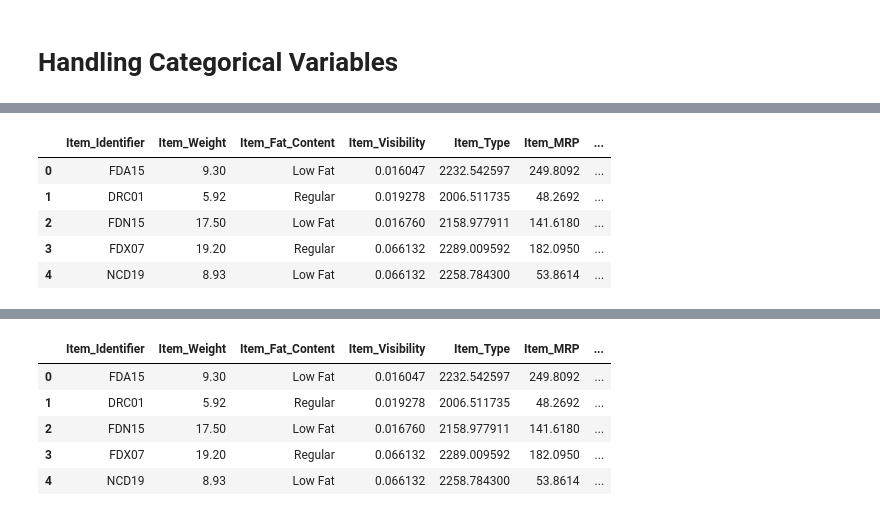
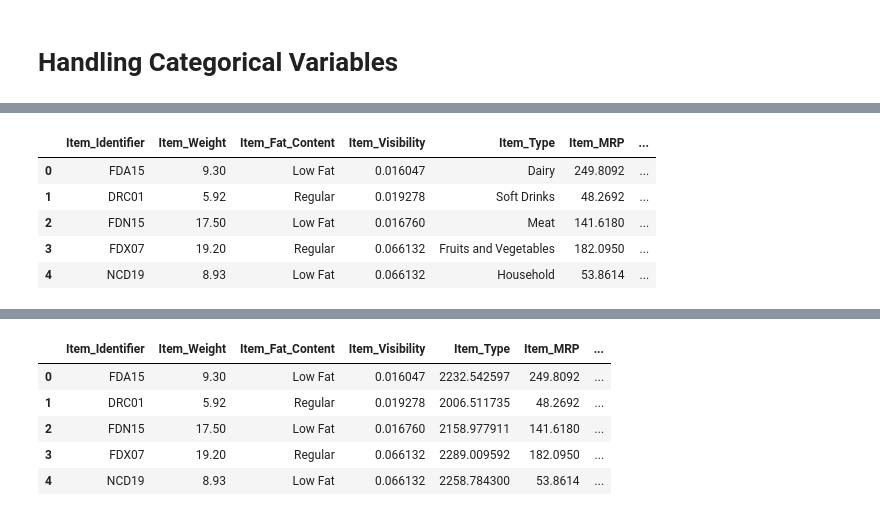
Before and after one commit to Sourav9827/Stores-Sales-Prediction, a Jupyter notebook: notebook/EDA.ipynb, the cells around one changed output, grey strips where cells are left out. Drawn from its saved outputs; the diff is of its cells as text; code cells hidden in the pictures.

```diff
--- a/notebook/EDA.ipynb
+++ b/notebook/EDA.ipynb
@@ -3,0 +4,2 @@ df = pd.read_csv("https://raw.githubusercontent.com/Sourav9827/Stores-Sales-Pred
+# %%
+df = bigmart_sales_data.copy()
@@ -410,19 +415,22 @@ Grocery Store        1083
 Supermarket Type3     935
 Supermarket Type2     928
 Name: Outlet_Type, dtype: int64
+# %%
+df_transformed = df.copy()
 # %%
 # Mean Encoding for Item_Type
 
-Mean_encoded_Item_Type = df.groupby(["Item_Type"])['Item_Outlet_Sales'].mean().to_dict()
-df["Item_Type"] = df['Item_Type'].map(Mean_encoded_Item_Type)
+
+Mean_encoded_Item_Type = df_transformed.groupby(["Item_Type"])['Item_Outlet_Sales'].mean().to_dict()
+df_transformed["Item_Type"] = df_transformed['Item_Type'].map(Mean_encoded_Item_Type)
 df.head()
 # %% [output]
 |  | Item_Identifier | Item_Weight | Item_Fat_Content | Item_Visibility | Item_Type | Item_MRP | ... |
-| 0 | FDA15 | 9.30 | Low Fat | 0.016047 | 2232.542597 | 249.8092 | ... |
-| 1 | DRC01 | 5.92 | Regular | 0.019278 | 2006.511735 | 48.2692 | ... |
-| 2 | FDN15 | 17.50 | Low Fat | 0.016760 | 2158.977911 | 141.6180 | ... |
-| 3 | FDX07 | 19.20 | Regular | 0.066132 | 2289.009592 | 182.0950 | ... |
-| 4 | NCD19 | 8.93 | Low Fat | 0.066132 | 2258.784300 | 53.8614 | ... |
+| 0 | FDA15 | 9.30 | Low Fat | 0.016047 | Dairy | 249.8092 | ... |
+| 1 | DRC01 | 5.92 | Regular | 0.019278 | Soft Drinks | 48.2692 | ... |
+| 2 | FDN15 | 17.50 | Low Fat | 0.016760 | Meat | 141.6180 | ... |
+| 3 | FDX07 | 19.20 | Regular | 0.066132 | Fruits and Vegetables | 182.0950 | ... |
+| 4 | NCD19 | 8.93 | Low Fat | 0.066132 | Household | 53.8614 | ... |
 # %%
 Mean_encoded_Item_Type
 # %% [output]
```
Also changed, not shown: parts of 76 cells of this notebook, 12 other files.
